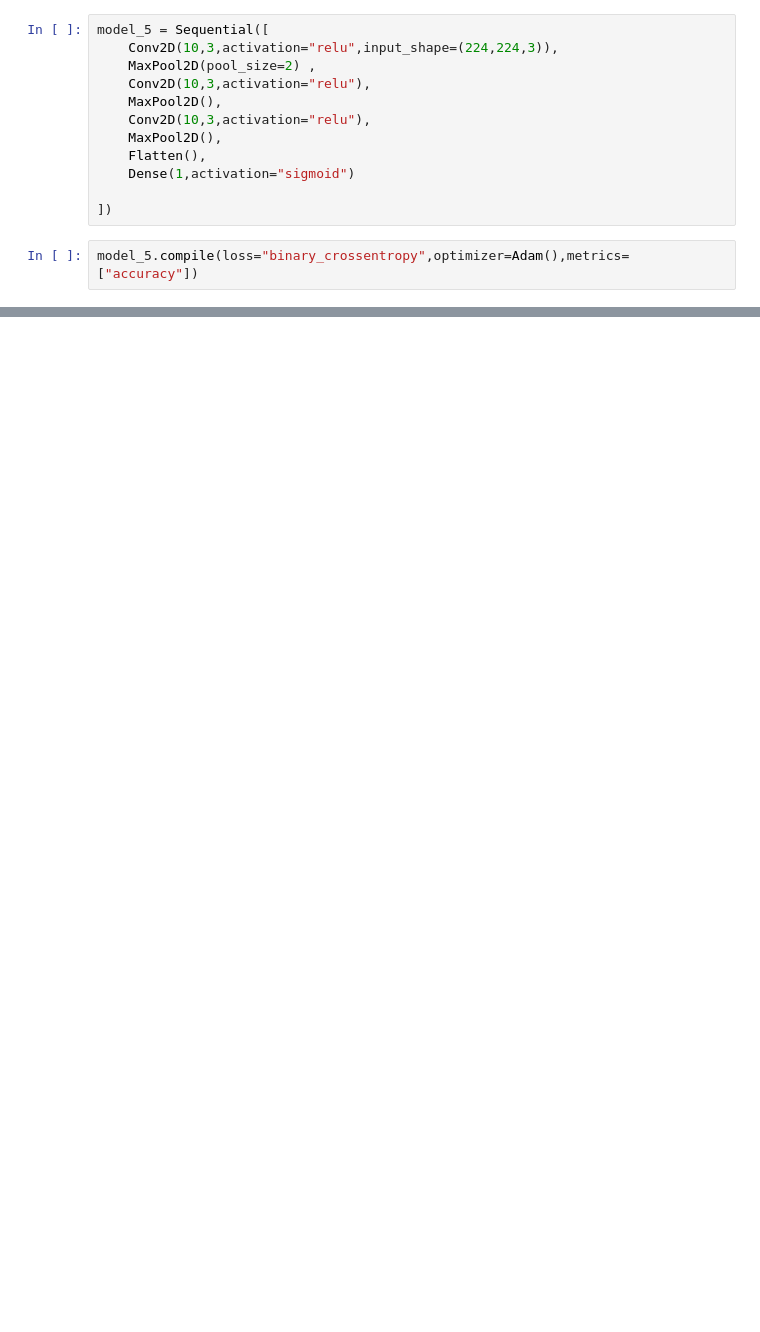
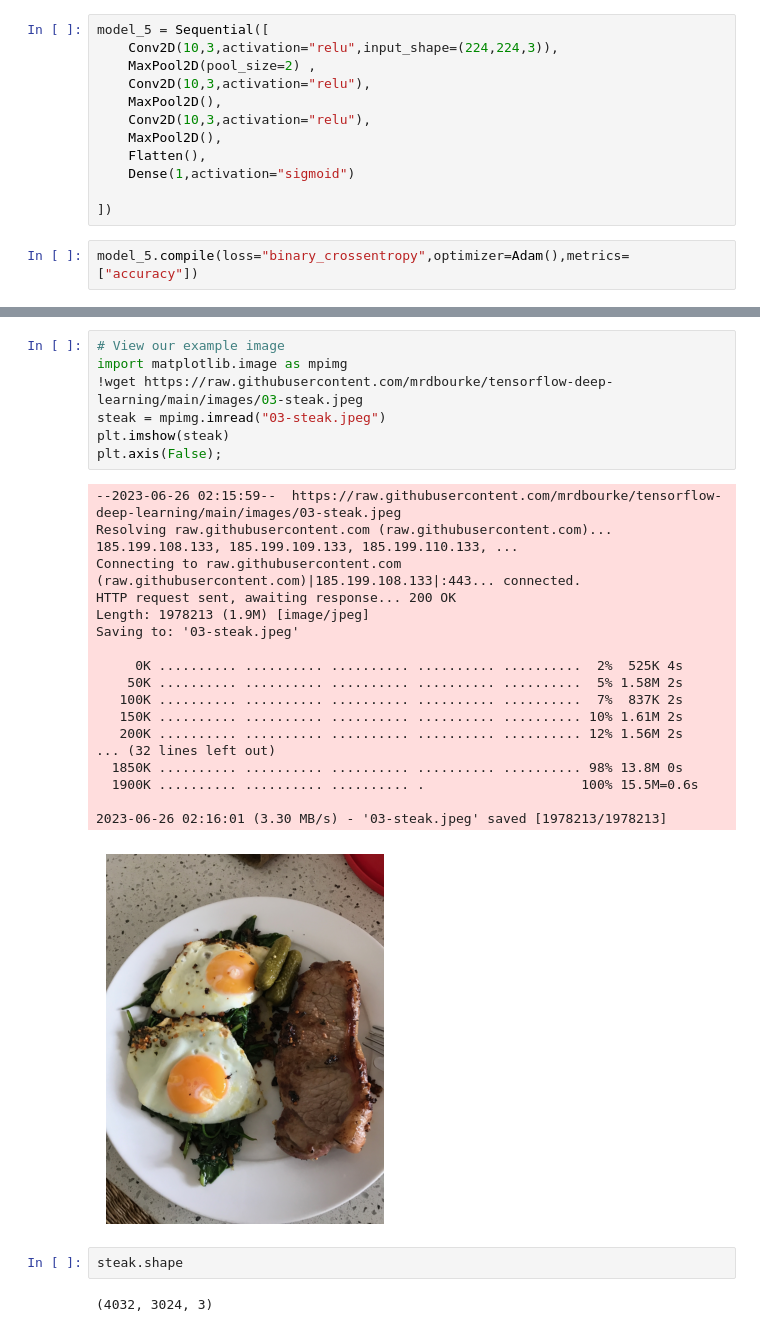
Before and after one commit to sam2420/Deep_Learning_Tensorflow, a Jupyter notebook: 03_introduction_to_computer_vision_with_tensorflow.ipynb, the cells around one changed output, grey strips where cells are left out. Saved outputs shown, nothing was run; the diff lists cells and outputs as text; blank space fills up the shorter version.

```diff
--- a/03_introduction_to_computer_vision_with_tensorflow.ipynb
+++ b/03_introduction_to_computer_vision_with_tensorflow.ipynb
@@ -346,0 +501,30 @@ plot_loss_curves(history_5)
+# %%
+# View our example image
+import matplotlib.image as mpimg
+!wget https://raw.githubusercontent.com/mrdbourke/tensorflow-deep-learning/main/images/03-steak.jpeg
+steak = mpimg.imread("03-steak.jpeg")
+plt.imshow(steak)
+plt.axis(False);
+# %% [output]
+--2023-06-26 02:15:59--  https://raw.githubusercontent.com/mrdbourke/tensorflow-deep-learning/main/images/03-steak.jpeg
+Resolving raw.githubusercontent.com (raw.githubusercontent.com)... 185.199.108.133, 185.199.109.133, 185.199.110.133, ...
+Connecting to raw.githubusercontent.com (raw.githubusercontent.com)|185.199.108.133|:443... connected.
+HTTP request sent, awaiting response... 200 OK
+Length: 1978213 (1.9M) [image/jpeg]
+Saving to: '03-steak.jpeg'
+
+     0K .......... .......... .......... .......... ..........  2%  525K 4s
+    50K .......... .......... .......... .......... ..........  5% 1.58M 2s
+   100K .......... .......... .......... .......... ..........  7%  837K 2s
+   150K .......... .......... .......... .......... .......... 10% 1.61M 2s
+   200K .......... .......... .......... .......... .......... 12% 1.56M 2s
+... (32 lines left out)
+  1850K .......... .......... .......... .......... .......... 98% 13.8M 0s
+  1900K .......... .......... .......... .                    100% 15.5M=0.6s
+
+2023-06-26 02:16:01 (3.30 MB/s) - '03-steak.jpeg' saved [1978213/1978213]
+[figure, added]
+# %%
+steak.shape
+# %% [output]
+(4032, 3024, 3)
```
Also changed, not shown: parts of 30 cells of this notebook, 2 other files.
